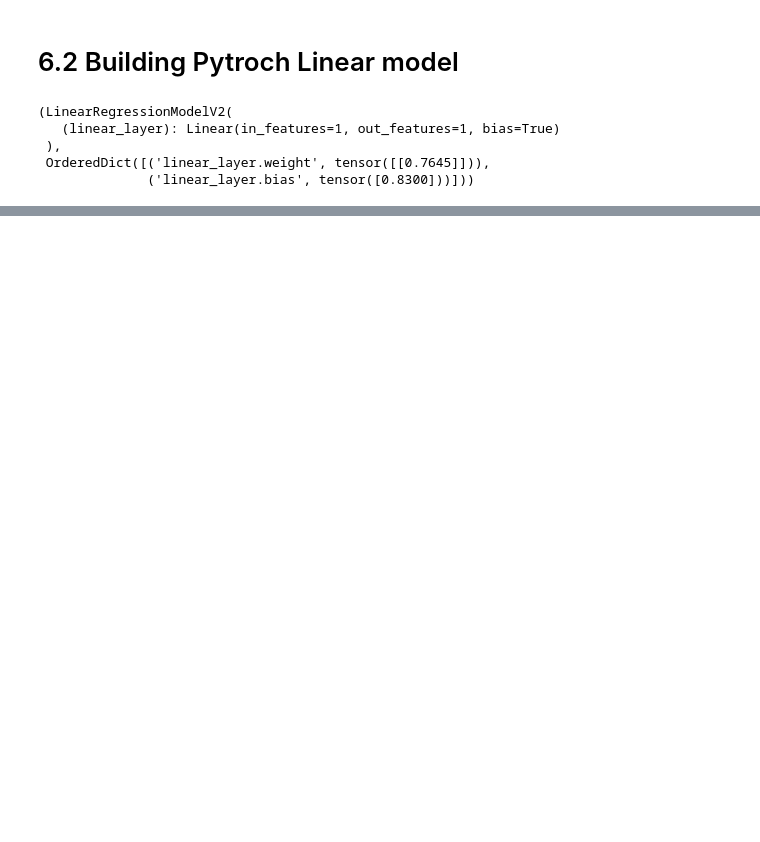
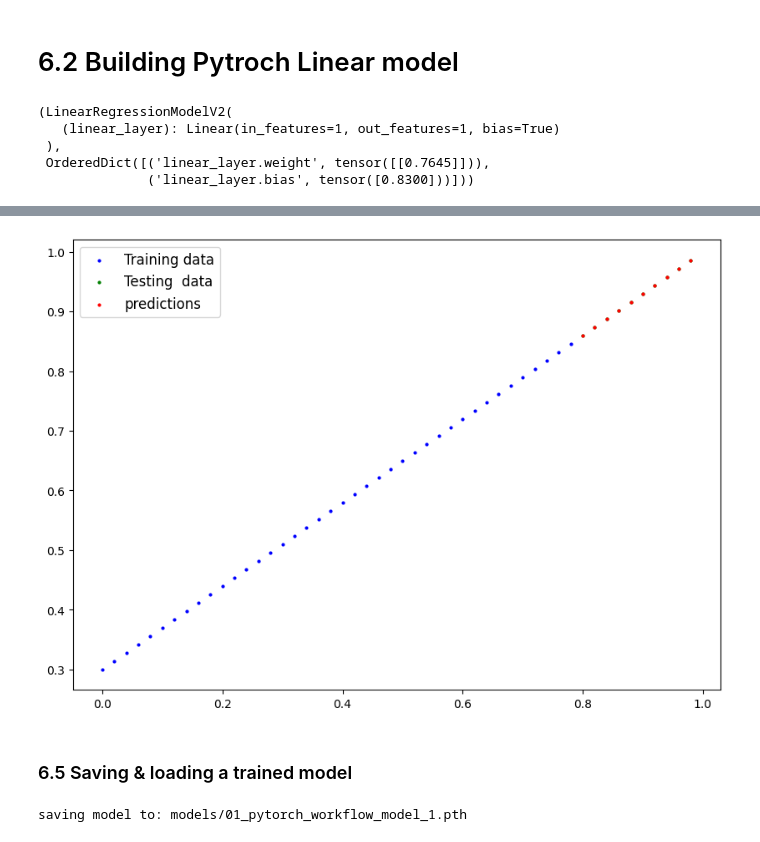
Before and after one commit to akshar1277/Pytorch_learning, a Jupyter notebook: 01_pytorch_workflow.ipynb, the cells around one changed output, grey strips where cells are left out. Saved outputs shown, nothing was run; the diff lists cells and outputs as text; code cells hidden in the pictures; blank space fills up the shorter version.

```diff
--- a/01_pytorch_workflow.ipynb
+++ b/01_pytorch_workflow.ipynb
@@ -460,8 +460,8 @@ Using device:cuda
 #6.1 Data
 # %%
 # create some data using the linear regression formula
-weight=0.8
-bias=0.2
+weight=0.7
+bias=0.3
 
 # Create range values
 start=0
@@ -470,7 +470,7 @@ step=0.02
 
 # create x and Y (features and label)
 X=torch.arange(start,end,step).unsqueeze(dim=1)
-y=weight * X
+y=weight * X + bias
 X[:10],y[:10]
 # %% [output]
 (tensor([[0.0000],
@@ -531,0 +551,5 @@ model_1,model_1.state_dict()
+# %%
+loss_fn=nn.L1Loss()
+
+# setup an optimizer (stochastic gradient descent)
+optimizer=torch.optim.SGD(params=model_1.parameters(),lr=0.01) #lr=learning rate =possibly the most important hyperparameter you can set
@@ -531,0 +634,8 @@ model_1,model_1.state_dict()
+# %%
+# Turn model into evaluation mode
+model_1.eval()
+
+# Make predictions on the test data
+with torch.inference_mode():
+  y_preds=model_1(X_test)
+y_preds
@@ -531,0 +653,22 @@ model_1,model_1.state_dict()
+# %%
+plot_predictions(predictions=y_preds.cpu())
+# %% [output]
+[figure, added]
+# %% [markdown]
+### 6.5 Saving & loading a trained model
+# %%
+from pathlib import Path
+
+# 1. create models directory
+MODEL_PATH=Path("models")
+MODEL_PATH.mkdir(parents=True,exist_ok=True)
+
+# 2. create model save path
+MODEL_NAME="01_pytorch_workflow_model_1.pth"
+MODEL_SAVE_PATH=MODEL_PATH / MODEL_NAME
+
+# 3. Save the model state dict
+print(f"saving model to: {MODEL_SAVE_PATH}")
+torch.save(obj=model_1.state_dict(),f=MODEL_SAVE_PATH)
+# %% [output]
+saving model to: models/01_pytorch_workflow_model_1.pth
```
Also changed, not shown: parts of 12 cells of this notebook.
